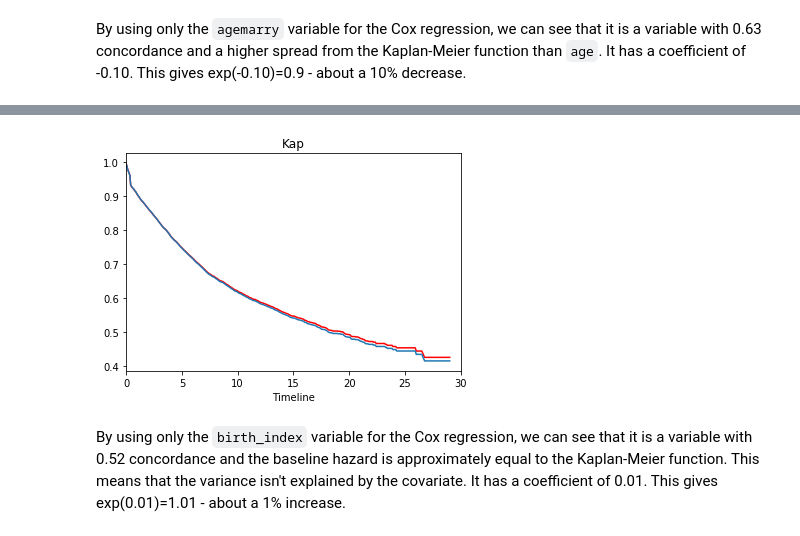
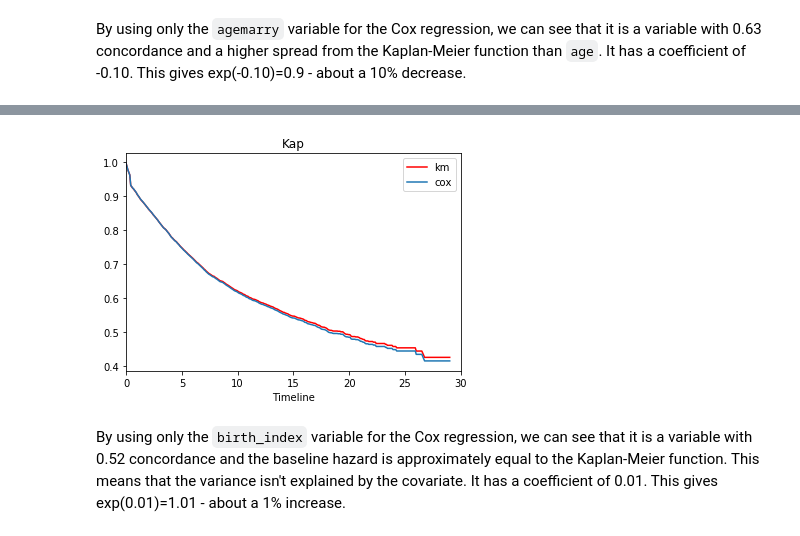
Before and after one commit to filipefborba/MarriageNSFG, a Jupyter notebook: project2/project2.ipynb, the cells around one changed output, grey strips where cells are left out. Cells and saved outputs as stored; diff of their text form; code cells hidden in the pictures.

````diff
--- a/project2/project2.ipynb
+++ b/project2/project2.ipynb
@@ -505,15 +507,15 @@ Log-likelihood ratio test = 11.13 on 1 df, -log2(p)=10.20
 # %%
 kmf = KaplanMeierFitter()
 kmf.fit(df.complete_var, event_observed=df.complete)
 
-plt.plot(kmf.survival_function_, color='red')
-plt.plot(cph.baseline_survival_)
+plt.plot(kmf.survival_function_, color='red', label='km')
+plt.plot(cph.baseline_survival_, label='cox')
 thinkplot.Config(xlim=[0, 30],
                 title="Kap",
                 xlabel="Timeline",
                 ylabel="")
 # %% [output]
-[figure, old version]
+[figure, new version]
 # %% [markdown]
 By using only the ```birth_index``` variable for the Cox regression, we can see that it is a variable with 0.52 concordance and the baseline hazard is approximately equal to the Kaplan-Meier function. This means that the variance isn't explained by the covariate. It has a coefficient of 0.01. This gives exp(0.01)=1.01 - about a 1% increase.
 # %% [markdown]
````
Also changed, not shown: parts of 16 cells of this notebook, 6 other files.
